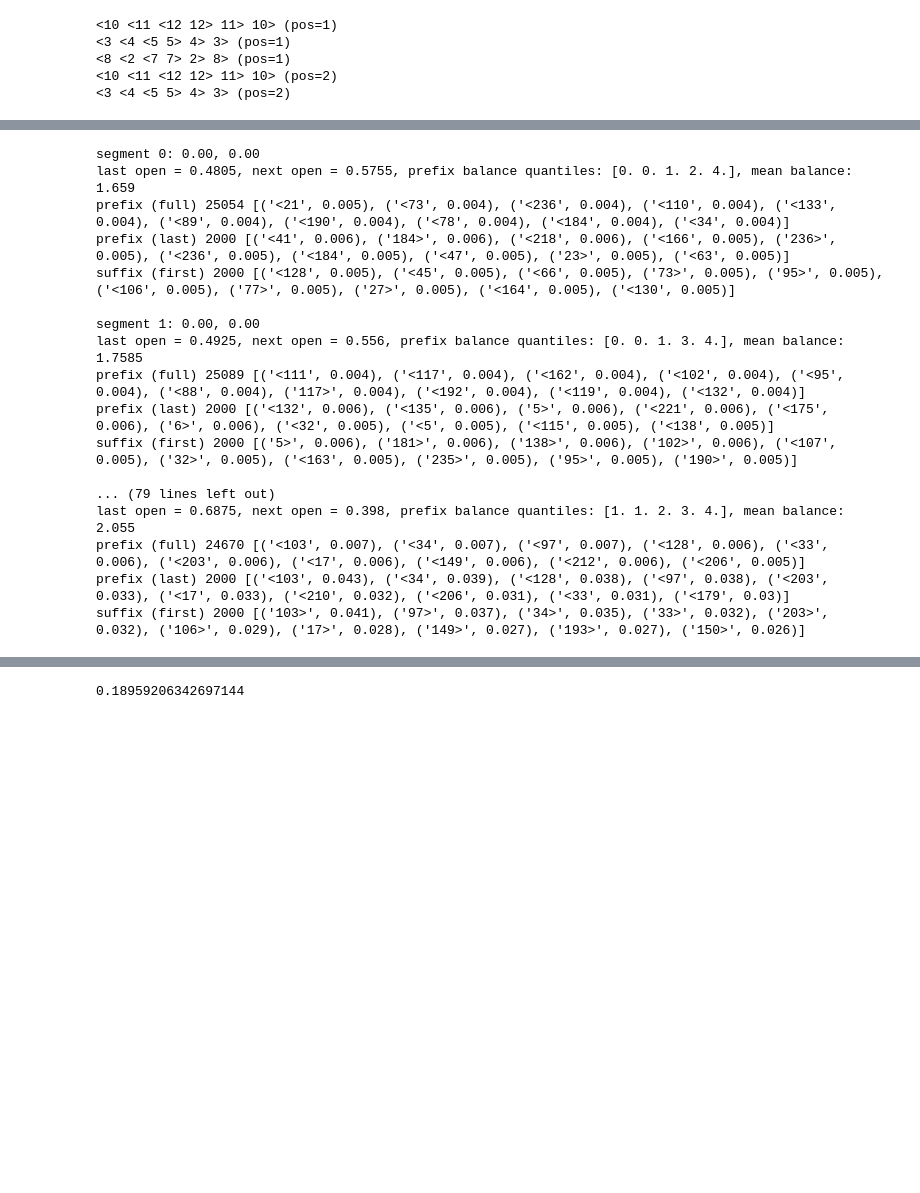
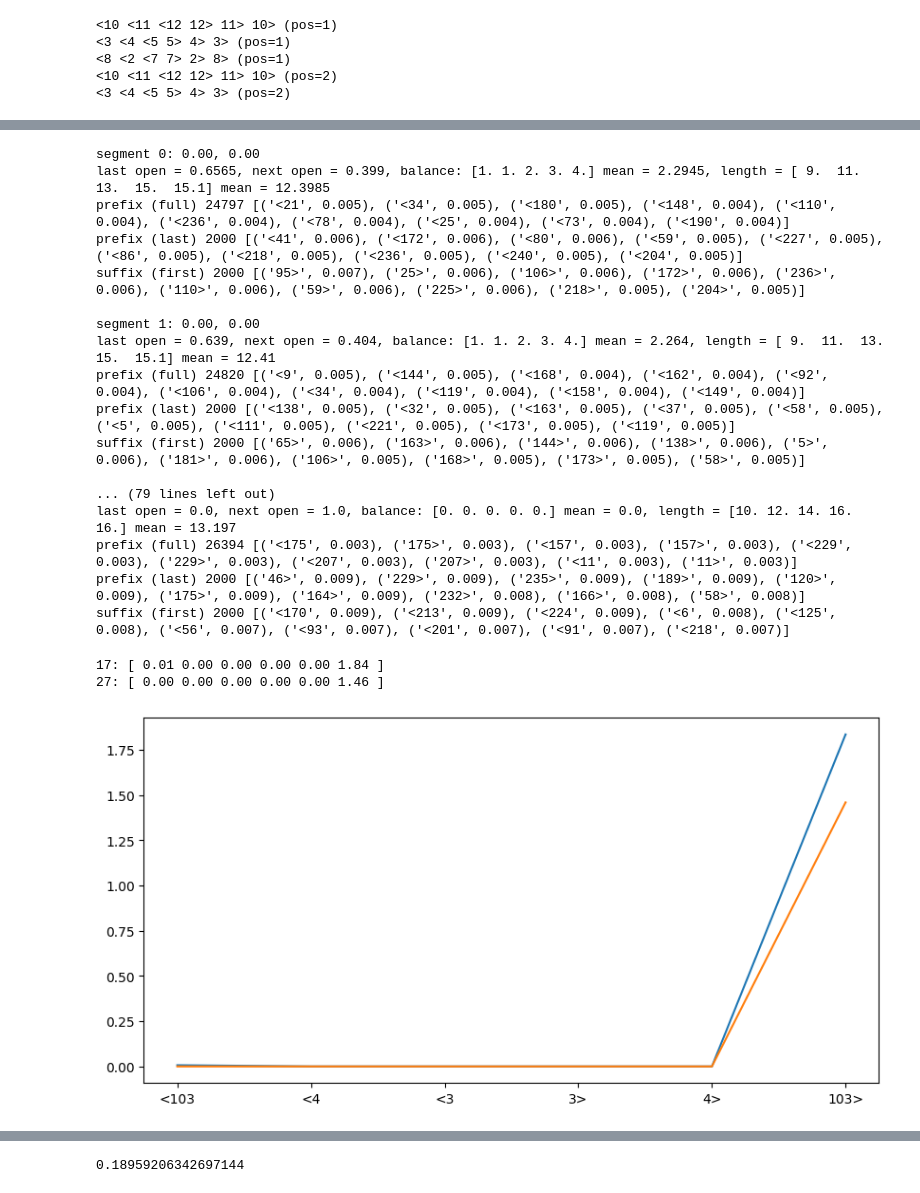
Before and after one commit to msh2481/LanguageTransfer, a Jupyter notebook: layer_replacement.ipynb, the cells around one changed output, grey strips where cells are left out. Cells and saved outputs as stored; diff of their text form; code cells hidden in the pictures; blank space fills up the shorter version.

```diff
--- a/layer_replacement.ipynb
+++ b/layer_replacement.ipynb
@@ -55,12 +64,12 @@ activation_data = ein.rearrange(Y_sae, "prompts seq d -> (prompts seq) d")
 # %%
 sae = SparseAutoEncoder(256, 64)
 # %%
-others = [SparseAutoEncoder(256, d) for d in [200, 600]]
+others = [SparseAutoEncoder(256, d) for d in [100, 120]]
 # %%
 for other in others:
     fit_sae(other, activation_data, lr=1e-2, l1=0.1, alpha=1e-4, epochs=5)
 # %%
-fit_sae(sae, activation_data, lr=1e-3, l1=0.5, alpha=1e-2, epochs=5)
+fit_sae(sae, activation_data, lr=1e-3, l1=0.5, alpha=1e-2, epochs=20)
 # %%
 with t.no_grad():
     some_activations = activation_data[::11]
@@ -157,7 +166,7 @@ short_prompts = [
     ("<3 <4 <5 5> 4> 3>", 2),
 ]
 
-inspected_direction = 9
+inspected_direction = 27
 
 for prompt, position in short_prompts:
     eps = 1e2
@@ -230,6 +239,7 @@ for segment in range(segments):
     prefix_ends_open = []
     suffix_starts_open = []
     prefix_balance = []
+    prefix_length = []
     feature_values = []
     prefix_tokens = Counter()
     last_tokens = Counter()
@@ -238,6 +248,7 @@ for segment in range(segments):
         balances = get_balances(prefixes[i])
         feature_values.append(values[i].item())
         prefix_balance.append(balances[-1].item())
+        prefix_length.append(len(tokenizer.tokenize(prefixes[i])))
         suffix_starts_open.append(suffixes[i].startswith("<"))
         prefix_ends_open.append(not prefixes[i].endswith(">"))
         prefix_tokens.update(tokenizer.tokenize(prefixes[i]))
@@ -255,7 +266,7 @@ for segment in range(segments):
     #     *idx_to_check, ":", tokenizer.decode(idx_to_check), ":", *[suffix_tokens[i] for i in idx_to_check]
     # )
     print(
-        f"last open = {avg(prefix_ends_open)}, next open = {avg(suffix_starts_open)}, prefix balance quantiles: {np.quantile(prefix_balance, [0.1, 0.25, 0.5, 0.75, 0.9])}, mean balance: {avg(prefix_balance)}"
+        f"last open = {avg(prefix_ends_open)}, next open = {avg(suffix_starts_open)}, balance: {np.quantile(prefix_balance, [0.1, 0.25, 0.5, 0.75, 0.9])} mean = {avg(prefix_balance)}, length = {np.quantile(prefix_length, [0.1, 0.25, 0.5, 0.75, 0.9])} mean = {avg(prefix_length)}"
     )
     print("prefix (full)", prefix_tokens.total(), prefix_tokens.get_freqs())
     print("prefix (last)", last_tokens.total(), last_tokens.get_freqs())
@@ -263,37 +274,46 @@ for segment in range(segments):
     print()
 # %% [output]
 segment 0: 0.00, 0.00
-last open = 0.4805, next open = 0.5755, prefix balance quantiles: [0. 0. 1. 2. 4.], mean balance: 1.659
-prefix (full) 25054 [('<21', 0.005), ('<73', 0.004), ('<236', 0.004), ('<110', 0.004), ('<133', 0.004), ('<89', 0.004), ('<190', 0.004), ('<78', 0.004), ('<184', 0.004), ('<34', 0.004)]
-prefix (last) 2000 [('<41', 0.006), ('184>', 0.006), ('<218', 0.006), ('<166', 0.005), ('236>', 0.005), ('<236', 0.005), ('<184', 0.005), ('<47', 0.005), ('23>', 0.005), ('<63', 0.005)]
-suffix (first) 2000 [('<128', 0.005), ('<45', 0.005), ('<66', 0.005), ('73>', 0.005), ('95>', 0.005), ('<106', 0.005), ('77>', 0.005), ('27>', 0.005), ('<164', 0.005), ('<130', 0.005)]
+last open = 0.6565, next open = 0.399, balance: [1. 1. 2. 3. 4.] mean = 2.2945, length = [ 9.  11.  13.  15.  15.1] mean = 12.3985
+prefix (full) 24797 [('<21', 0.005), ('<34', 0.005), ('<180', 0.005), ('<148', 0.004), ('<110', 0.004), ('<236', 0.004), ('<78', 0.004), ('<25', 0.004), ('<73', 0.004), ('<190', 0.004)]
+prefix (last) 2000 [('<41', 0.006), ('<172', 0.006), ('<80', 0.006), ('<59', 0.005), ('<227', 0.005), ('<86', 0.005), ('<218', 0.005), ('<236', 0.005), ('<240', 0.005), ('<204', 0.005)]
+suffix (first) 2000 [('95>', 0.007), ('25>', 0.006), ('106>', 0.006), ('172>', 0.006), ('236>', 0.006), ('110>', 0.006), ('59>', 0.006), ('225>', 0.006), ('218>', 0.005), ('204>', 0.005)]
 
 segment 1: 0.00, 0.00
-last open = 0.4925, next open = 0.556, prefix balance quantiles: [0. 0. 1. 3. 4.], mean balance: 1.7585
-prefix (full) 25089 [('<111', 0.004), ('<117', 0.004), ('<162', 0.004), ('<102', 0.004), ('<95', 0.004), ('<88', 0.004), ('117>', 0.004), ('<192', 0.004), ('<119', 0.004), ('<132', 0.004)]
-prefix (last) 2000 [('<132', 0.006), ('<135', 0.006), ('5>', 0.006), ('<221', 0.006), ('<175', 0.006), ('6>', 0.006), ('<32', 0.005), ('<5', 0.005), ('<115', 0.005), ('<138', 0.005)]
-suffix (first) 2000 [('5>', 0.006), ('181>', 0.006), ('138>', 0.006), ('102>', 0.006), ('<107', 0.005), ('32>', 0.005), ('<163', 0.005), ('235>', 0.005), ('95>', 0.005), ('190>', 0.005)]
+last open = 0.639, next open = 0.404, balance: [1. 1. 2. 3. 4.] mean = 2.264, length = [ 9.  11.  13.  15.  15.1] mean = 12.41
+prefix (full) 24820 [('<9', 0.005), ('<144', 0.005), ('<168', 0.004), ('<162', 0.004), ('<92', 0.004), ('<106', 0.004), ('<34', 0.004), ('<119', 0.004), ('<158', 0.004), ('<149', 0.004)]
+prefix (last) 2000 [('<138', 0.005), ('<32', 0.005), ('<163', 0.005), ('<37', 0.005), ('<58', 0.005), ('<5', 0.005), ('<111', 0.005), ('<221', 0.005), ('<173', 0.005), ('<119', 0.005)]
+suffix (first) 2000 [('65>', 0.006), ('163>', 0.006), ('144>', 0.006), ('138>', 0.006), ('5>', 0.006), ('181>', 0.006), ('106>', 0.005), ('168>', 0.005), ('173>', 0.005), ('58>', 0.005)]
 
 ... (79 lines left out)
-last open = 0.6875, next open = 0.398, prefix balance quantiles: [1. 1. 2. 3. 4.], mean balance: 2.055
-prefix (full) 24670 [('<103', 0.007), ('<34', 0.007), ('<97', 0.007), ('<128', 0.006), ('<33', 0.006), ('<203', 0.006), ('<17', 0.006), ('<149', 0.006), ('<212', 0.006), ('<206', 0.005)]
-prefix (last) 2000 [('<103', 0.043), ('<34', 0.039), ('<128', 0.038), ('<97', 0.038), ('<203', 0.033), ('<17', 0.033), ('<210', 0.032), ('<206', 0.031), ('<33', 0.031), ('<179', 0.03)]
-suffix (first) 2000 [('103>', 0.041), ('97>', 0.037), ('34>', 0.035), ('33>', 0.032), ('203>', 0.032), ('106>', 0.029), ('17>', 0.028), ('149>', 0.027), ('193>', 0.027), ('150>', 0.026)]
+last open = 0.0, next open = 1.0, balance: [0. 0. 0. 0. 0.] mean = 0.0, length = [10. 12. 14. 16. 16.] mean = 13.197
+prefix (full) 26394 [('<175', 0.003), ('175>', 0.003), ('<157', 0.003), ('157>', 0.003), ('<229', 0.003), ('229>', 0.003), ('<207', 0.003), ('207>', 0.003), ('<11', 0.003), ('11>', 0.003)]
+prefix (last) 2000 [('46>', 0.009), ('229>', 0.009), ('235>', 0.009), ('189>', 0.009), ('120>', 0.009), ('175>', 0.009), ('164>', 0.009), ('232>', 0.008), ('166>', 0.008), ('58>', 0.008)]
+suffix (first) 2000 [('<170', 0.009), ('<213', 0.009), ('<224', 0.009), ('<6', 0.008), ('<125', 0.008), ('<56', 0.007), ('<93', 0.007), ('<201', 0.007), ('<91', 0.007), ('<218', 0.007)]
 # %%
-while True:
-    user_input = input()
+@typed
+def explore_input(user_input: str, features: list[int]) -> None:
     tokens = tokenizer.encode(user_input)
     if any(x >= len(tokenizer) - 2 for x in tokenizer.encode(user_input)):
         print("Invalid input. Please try again.")
-        continue
     cur = compressed_activations(model, tokenizer, user_input, {layer: sae})[layer]
-    inspected = cur[:, inspected_direction]
-    assert inspected.shape == (len(tokens),)
-    print(ls(inspected))
     str_tokens = tokenizer.tokenize(user_input)
-    str_tokens = [f"{tok} ({i})" for i, tok in enumerate(str_tokens)]
+    str_tokens = [f"{tok}" for i, tok in enumerate(str_tokens)]
     r = 200
-    px.line(x=str_tokens, y=inspected, range_y=(-r, r)).show()
+    plt.figure(figsize=(10, 5))
+    for feature in features:
+        normalized = cur[:, feature] / stds[feature]
+        print(f"{feature}: {ls(normalized)}")
+        plt.plot(str_tokens, normalized)
+    plt.show()
+
+for prompt in get_prompts(n=10, n_tokens=32):
+    features = [17, 27]
+    explore_input(prompt, features)
+# %% [output]
+17: [ 0.01 0.00 0.00 0.00 0.00 1.84 ]
+27: [ 0.00 0.00 0.00 0.00 0.00 1.46 ]
+[figure, added]
 # %%
 covar = sae.decoder[std_argsort] @ sae.decoder[std_argsort].T
 px.imshow(covar.detach()).show()
```
Also changed, not shown: parts of 8 cells of this notebook, 2 other files.
